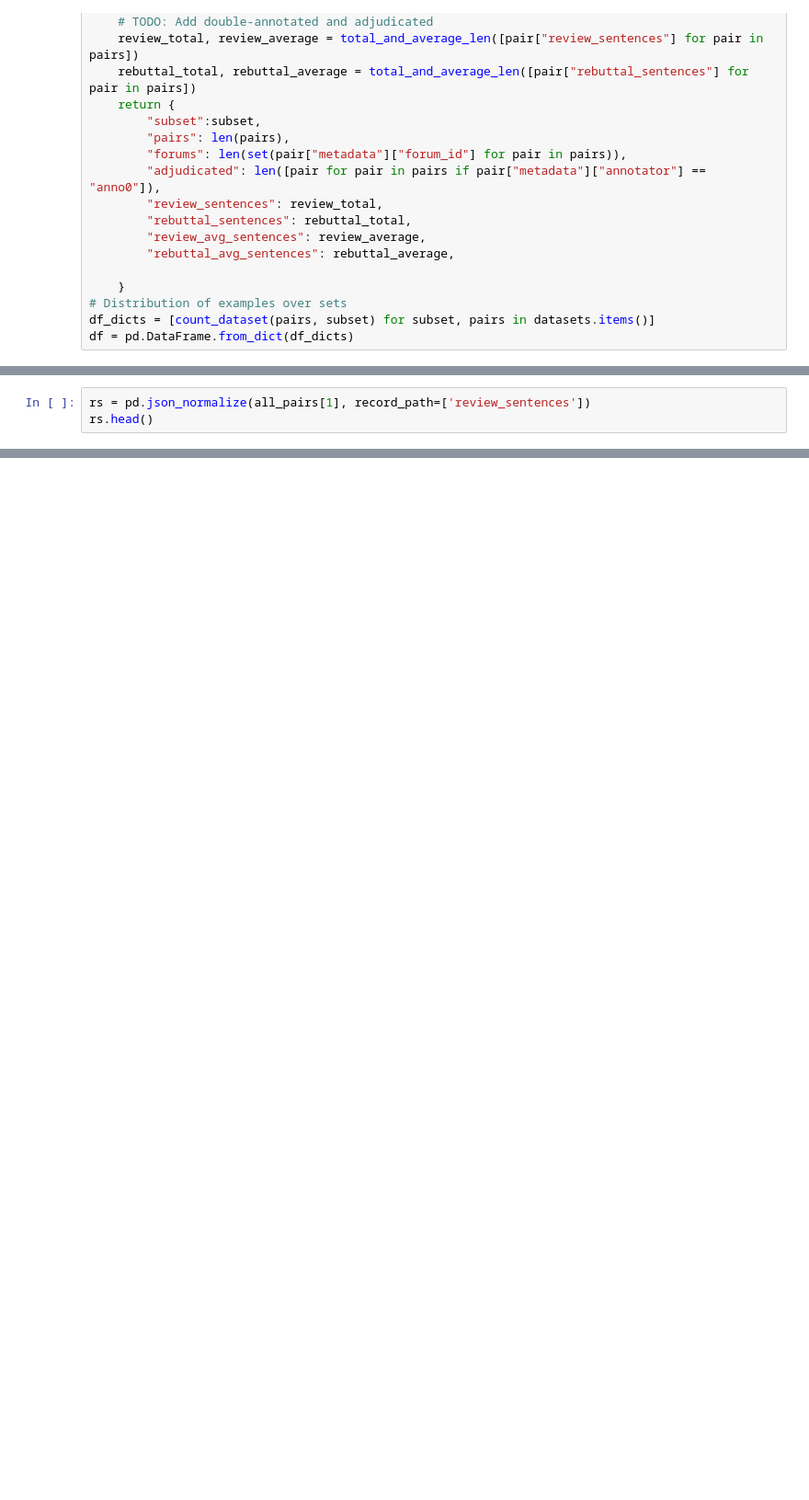
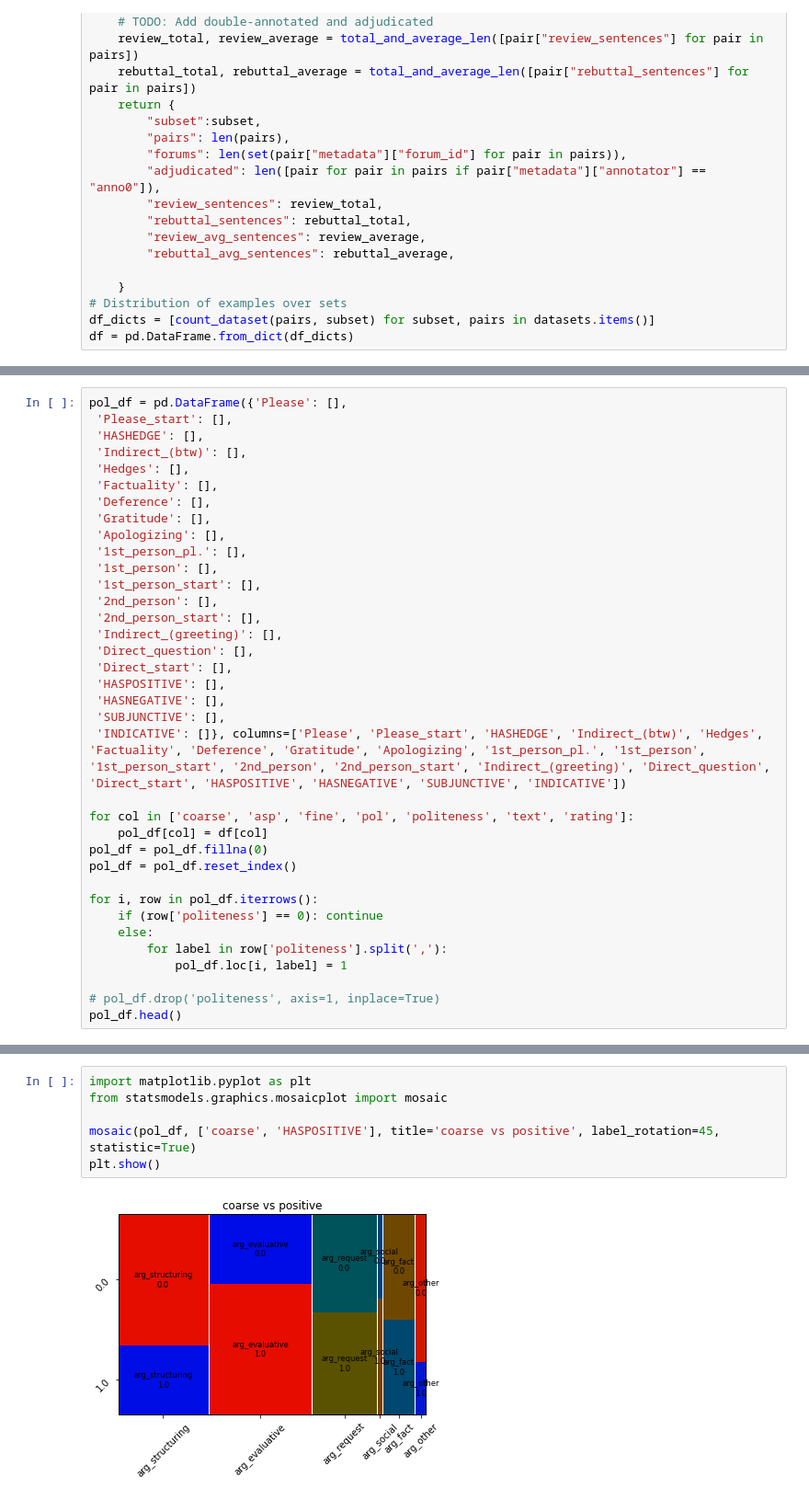
Before and after one commit to disha00991/Peer-Review-NLP, a Jupyter notebook: politeness.ipynb, the cells around one changed output, grey strips where cells are left out. Shown at 92% size. Saved outputs shown, nothing was run; the diff lists cells and outputs as text; blank space fills up the shorter version.

Commit message:
added politeness

```diff
--- a/politeness.ipynb
+++ b/politeness.ipynb
@@ -87,5 +77,2 @@ len(all_pairs)
 # %% [output]
 251
-# %%
-rs = pd.json_normalize(all_pairs[1], record_path=['review_sentences'])
-rs.head()
@@ -105,0 +126,36 @@ df
+# %%
+pol_df = pd.DataFrame({'Please': [],
+ 'Please_start': [],
+ 'HASHEDGE': [],
+ 'Indirect_(btw)': [],
+ 'Hedges': [],
+ 'Factuality': [],
+ 'Deference': [],
+ 'Gratitude': [],
+ 'Apologizing': [],
+ '1st_person_pl.': [],
+ '1st_person': [],
+ '1st_person_start': [],
+ '2nd_person': [],
+ '2nd_person_start': [],
+ 'Indirect_(greeting)': [],
+ 'Direct_question': [],
+ 'Direct_start': [],
+ 'HASPOSITIVE': [],
+ 'HASNEGATIVE': [],
+ 'SUBJUNCTIVE': [],
+ 'INDICATIVE': []}, columns=['Please', 'Please_start', 'HASHEDGE', 'Indirect_(btw)', 'Hedges', 'Factuality', 'Deference', 'Gratitude', 'Apologizing', '1st_person_pl.', '1st_person', '1st_person_start', '2nd_person', '2nd_person_start', 'Indirect_(greeting)', 'Direct_question', 'Direct_start', 'HASPOSITIVE', 'HASNEGATIVE', 'SUBJUNCTIVE', 'INDICATIVE'])
+
+for col in ['coarse', 'asp', 'fine', 'pol', 'politeness', 'text', 'rating']:
+    pol_df[col] = df[col]
+pol_df = pol_df.fillna(0)
+pol_df = pol_df.reset_index()
+
+for i, row in pol_df.iterrows():
+    if (row['politeness'] == 0): continue
+    else:
+        for label in row['politeness'].split(','):
+            pol_df.loc[i, label] = 1
+
+# pol_df.drop('politeness', axis=1, inplace=True)
+pol_df.head()
@@ -105,0 +181,8 @@ df
+# %%
+import matplotlib.pyplot as plt
+from statsmodels.graphics.mosaicplot import mosaic
+
+mosaic(pol_df, ['coarse', 'HASPOSITIVE'], title='coarse vs positive', label_rotation=45, statistic=True)
+plt.show()
+# %% [output]
+[figure, added]
```
Also changed, not shown: parts of 26 cells of this notebook, 2 other files.
